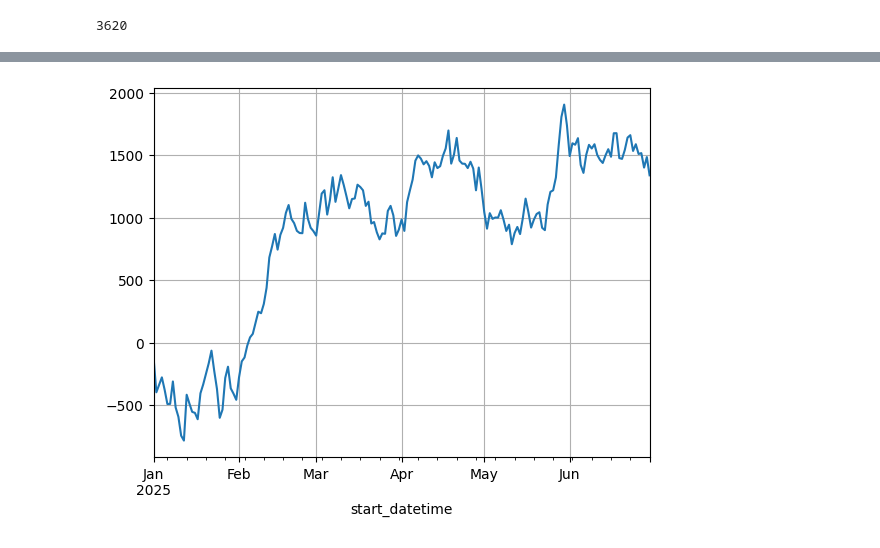
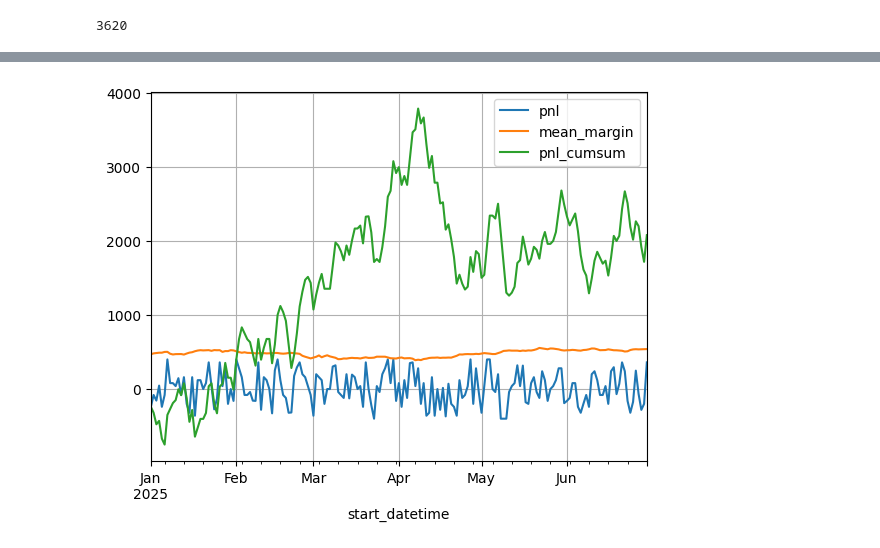
Before and after one commit to vvbark/trading-bot, a Jupyter notebook: interactor.ipynb, the cells around one changed output, grey strips where cells are left out. Saved outputs shown, nothing was run; the diff lists cells and outputs as text; code cells hidden in the pictures.

```diff
--- a/interactor.ipynb
+++ b/interactor.ipynb
@@ -112,12 +113,16 @@ for curr_date in daterange(DataExtractionConfig.START_DATE_READ, DataExtractionC
 # %% [markdown]
 #### Create Short Position
 # %%
+assumed_price = 120_000  # BTC/USDT
+
 parameters = ShortPositionParameters(
-    leverage=15,
-    qty=0.02,  # ~~ 110k * 0.02 / 10 = $220
+    qty=0.05,  # ~~ 110k * 0.05 / 10 = $500
     max_duration=timedelta(days=1, hours=0),
-    stop_loss_pnl=10,  # QUOTE CURRENCY (USDT)
-    take_profit_pnl=10,  # QUOTE CURRENCY (USDT)
+    stop_loss_pnl=25,  # QUOTE CURRENCY (USDT)
+    take_profit_pnl=25,  # QUOTE CURRENCY (USDT)
+
+    #### leverage - фиксируем
+    leverage=10,
 )
 
 short_position_fabric = ShortPositionFabric(
@@ -187,11 +205,11 @@ SAMPLE_COUNT_PER_DAY = 20
 random.seed(2025)
 
 parameters = ShortPositionParameters(
-    leverage = 10,
-    qty = 0.02,  # ~~ 110k * 0.02 / 10 = $220
-    max_duration = timedelta(days=1, hours=0),
-    stop_loss_pnl= 15,  # QUOTE CURRENCY (USDT)
-    take_profit_pnl= 15,  # QUOTE CURRENCY (USDT)
+    leverage=10,
+    qty=0.05,
+    max_duration=timedelta(days=1, hours=0),
+    stop_loss_pnl=40,  # QUOTE CURRENCY (USDT)
+    take_profit_pnl=40,  # QUOTE CURRENCY (USDT)
 )
 
 short_position_fabric = ShortPositionFabric(
@@ -250,8 +267,21 @@ plt.grid()
 # %%
-positions.groupby([
-    pd.Grouper(freq='1d', key='start_datetime'),
-])['pnl'].sum().cumsum().plot()
-
+(
+    positions
+    .assign(
+        pnl_custom=lambda item: np.maximum(np.minimum(item['pnl'], 20), -20),
+    )
+    .groupby([
+        pd.Grouper(freq='1d', key='start_datetime'),
+    ])
+    .agg(
+        pnl=pd.NamedAgg(column='pnl_custom', aggfunc=lambda item: item.sum()),
+        mean_margin=pd.NamedAgg(column='margin', aggfunc=lambda item: item.mean()),
+    )
+    .assign(
+        pnl_cumsum=lambda item: item['pnl'].cumsum(),
+    )
+    .plot()
+)
 plt.grid()
 # %% [output]
-[figure, old version]
+[figure, new version]
```
Also changed, not shown: parts of 10 cells of this notebook, 5 other files.
